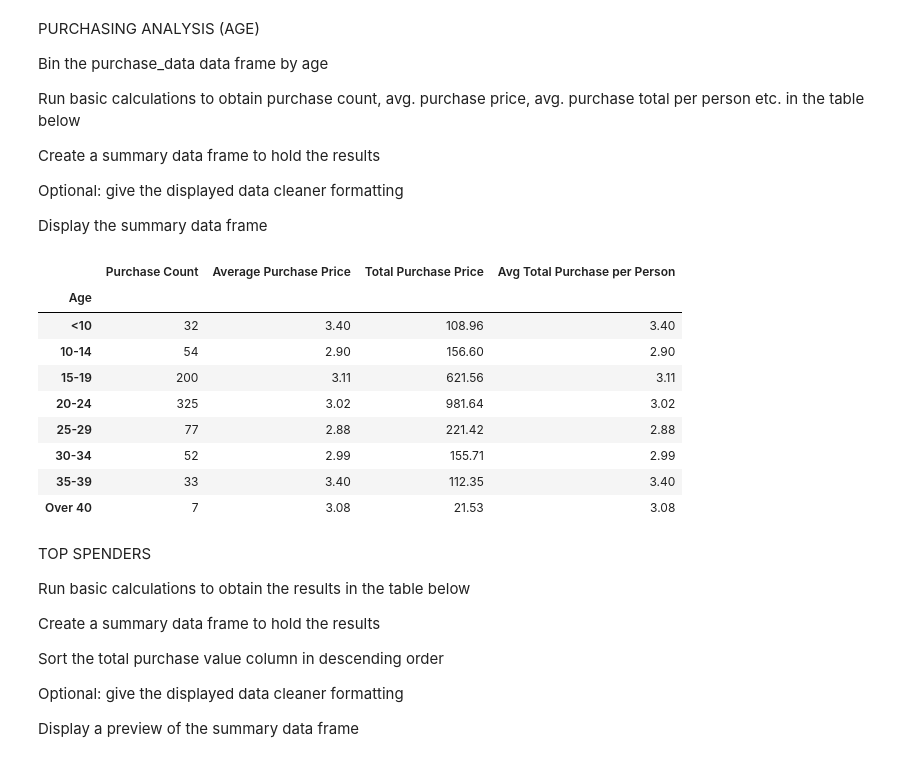
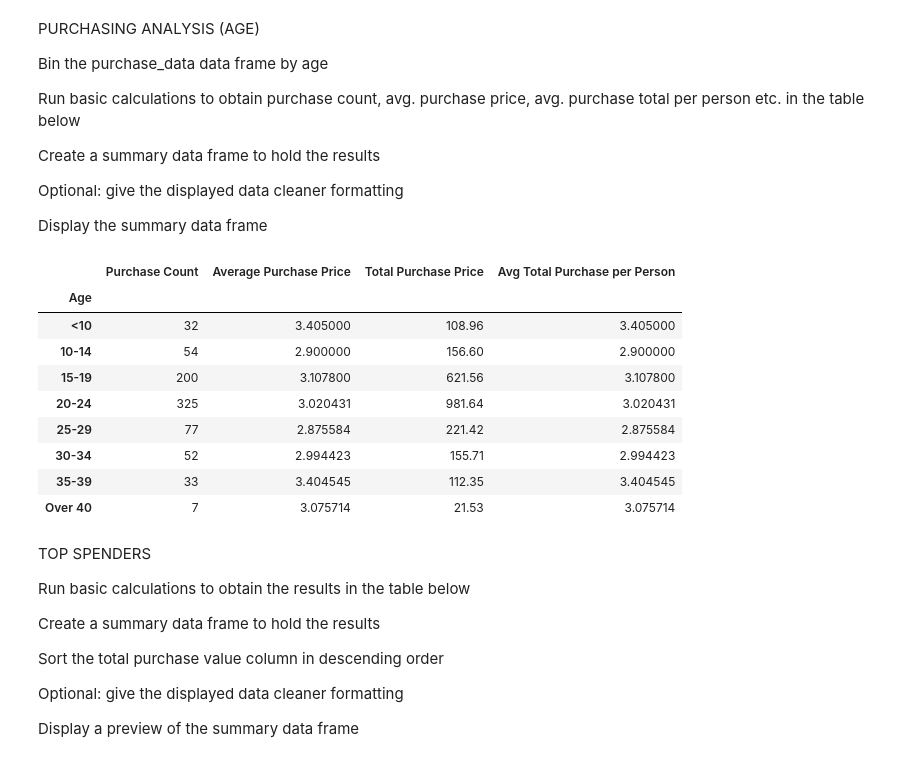
Before and after one commit to jwtkns00/Pandas-Challenge, a Jupyter notebook: Desktop/Pandas-Challenge/HeroesOfPymoli/.ipynb, the cells around one changed output. Cells and saved outputs as stored; diff of their text form; code cells hidden in the pictures.

```diff
--- a/Desktop/Pandas-Challenge/HeroesOfPymoli/.ipynb
+++ b/Desktop/Pandas-Challenge/HeroesOfPymoli/.ipynb
@@ -156,28 +150,20 @@ Optional: round the percentage column to two decimal points
 
 Display Age Demographics Table
 # %%
-#Create bins and labels
 bins = ([0,10,15,20,25,30,35,40,100])
 group_bins = ["<10", "10-14", "15-19", "20-24", "25-29", "30-34", "35-39", "Over 40"]
 
-#Groupby and adding bins to new DF
 bins_DF = purchase_data_DF.copy()
 bins_DF["Age Groups"] = pd.cut(bins_DF["Age"], bins, labels=group_bins)
 group_bins_DF = bins_DF.groupby(["Age Groups"])
 
-#Calculations
 bin_count = group_bins_DF["SN"].count()
 total_count = purchase_data_DF["SN"].count()
 bin_perc = (bin_count / total_count) * 100
 
-#Create Data Frame
 Age_Bins_DF = pd.DataFrame({"Percentage of Players": bin_perc,
                            "Total Count": bin_count})
 
-#Round 2 decimal points
-Age_Bins_DF = Age_Bins_DF.round(2)
-
-#Display DF
 Age_Bins_DF
 # %% [output]
 |  | Percentage of Players | Total Count |
@@ -207,30 +193,29 @@ Optional: give the displayed data cleaner formatting
 
 Display the summary data frame
 # %%
-#Add bins to new DF and groupby
 Age_Bins_DF2 = purchase_data_DF.copy()
+
 Age_Bins_DF2["Age"] = pd.cut(purchase_data_DF["Age"], bins, labels=group_bins)
+
 Age_Bins_DF3 = Age_Bins_DF2[["Price", "Age"]].groupby(["Age"]).count()
 Age_Bins_DF3.rename(columns={"Price": "Purchase Count"}, inplace = True)
 
-#Data Calculatins
 Age_Bins_DF3["Average Purchase Price"] = Age_Bins_DF2[["Price", "Age"]].groupby(["Age"]).mean()
 Age_Bins_DF3["Total Purchase Price"] = Age_Bins_DF2[["Price", "Age"]].groupby(["Age"]).sum()
 Age_Bins_DF3["Avg Total Purchase per Person"] = (Age_Bins_DF3["Total Purchase Price"] / Age_Bins_DF["Total Count"])
 
-#Round to 2 decimal points
-Age_Bins_DF3.round(2)
+Age_Bins_DF3
 # %% [output]
 |  | Purchase Count | Average Purchase Price | Total Purchase Price | Avg Total Purchase per Person |
 | Age |  |  |  |  |
-| <10 | 32 | 3.40 | 108.96 | 3.40 |
-| 10-14 | 54 | 2.90 | 156.60 | 2.90 |
-| 15-19 | 200 | 3.11 | 621.56 | 3.11 |
-| 20-24 | 325 | 3.02 | 981.64 | 3.02 |
-| 25-29 | 77 | 2.88 | 221.42 | 2.88 |
-| 30-34 | 52 | 2.99 | 155.71 | 2.99 |
-| 35-39 | 33 | 3.40 | 112.35 | 3.40 |
-| Over 40 | 7 | 3.08 | 21.53 | 3.08 |
+| <10 | 32 | 3.405000 | 108.96 | 3.405000 |
+| 10-14 | 54 | 2.900000 | 156.60 | 2.900000 |
+| 15-19 | 200 | 3.107800 | 621.56 | 3.107800 |
+| 20-24 | 325 | 3.020431 | 981.64 | 3.020431 |
+| 25-29 | 77 | 2.875584 | 221.42 | 2.875584 |
+| 30-34 | 52 | 2.994423 | 155.71 | 2.994423 |
+| 35-39 | 33 | 3.404545 | 112.35 | 3.404545 |
+| Over 40 | 7 | 3.075714 | 21.53 | 3.075714 |
 # %% [markdown]
 TOP SPENDERS
 
```
Also changed, not shown: parts of 9 cells of this notebook.
